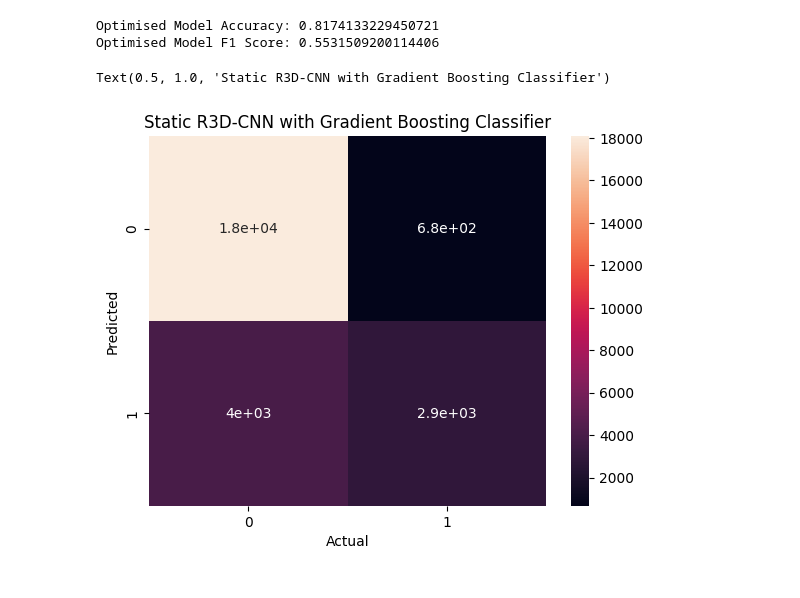
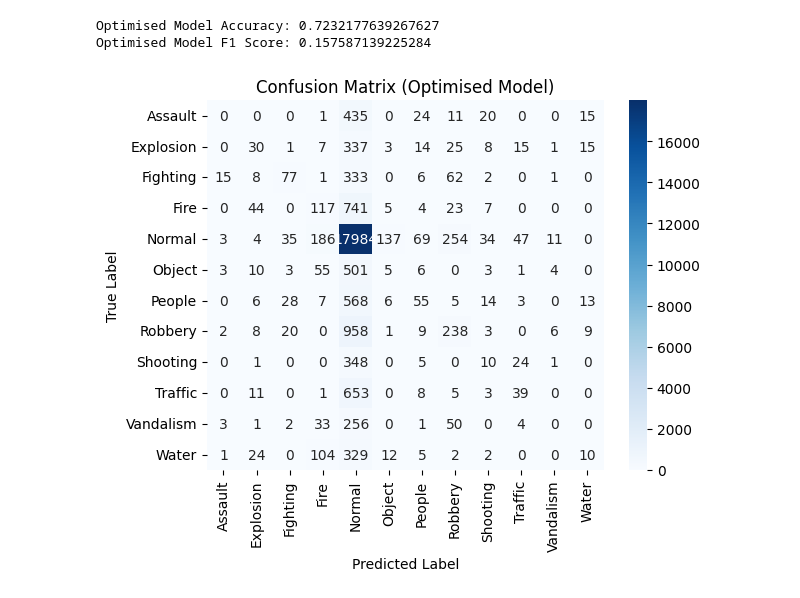
Before and after one commit to Eyedkeelan/Sentry-AI, a Jupyter notebook: Python/Models/MS_models/3DCNN-STATIC-GB_MS.ipynb, the cells around one changed output. Drawn from its saved outputs; the diff is of its cells as text; code cells hidden in the pictures.

```diff
--- a/Python/Models/MS_models/3DCNN-STATIC-GB_MS.ipynb
+++ b/Python/Models/MS_models/3DCNN-STATIC-GB_MS.ipynb
@@ -118,10 +185,23 @@ metrics.f1_score(model.predict(test_features),test_anon_bool)
+# %%
+# I am recalling the model here so that the training isn't just overfitting
+model = XGBClassifier(
+    verbosity=2,        # 0 = silent, 1 = warning, 2 = info
+    eval_metric='mlogloss'
+)
 # %%
 # Hyperparameter tuning
 param_grid = {
-    'n_estimators': [100, 300, 500, 1000],  # Number of trees
-    'learning_rate': [0.01, 0.05, 0.1, 0.2]  # Step size shrinkage
+    'n_estimators': [500],
+    'learning_rate': [0.01, 0.05 ,0.1],
+    'max_depth': [3, 6, 9],
 }
 # %%
-search = GridSearchCV(model, param_grid=param_grid, cv=2, scoring="f1", n_jobs=-1)
-search.fit(val_features, val_anon_type)
+search = GridSearchCV(
+    model,
+    param_grid=param_grid,
+    cv=2,
+    scoring='f1_weighted',
+    verbose=2
+)
+search.fit(X_val, val_anon_type)
 # %% [output]
@@ -153,4 +256,4 @@ display(cvgs_results)
 # %%
-model_optimised = GradientBoostingClassifier(**search.best_params_)
-model_optimised.fit(train_features, train_anon_type)
+model_optimised = XGBClassifier(**search.best_params_,early_stopping_rounds = 10,verbosity = 2)
+model_optimised.fit(X_train, train_anon_type, eval_set= [(X_test,test_anon_type)])
 # %% [output]
@@ -158,16 +288,15 @@ GradientBoostingClassifier(learning_rate=0.2, n_estimators=1000)
 # %%
 print("Optimised Model Accuracy:", model_optimised.score(test_features, test_anon_type))
-print("Optimised Model F1 Score:", metrics.f1_score(test_anon_type, model_optimised.predict(test_features)))
+print("Optimised Model F1 Score:", metrics.f1_score(test_anon_type, model_optimised.predict(test_features), average= 'macro'))
 # %% [output]
-Optimised Model Accuracy: 0.8174133229450721
-Optimised Model F1 Score: 0.5531509200114406
+Optimised Model Accuracy: 0.7232177639267627
+Optimised Model F1 Score: 0.157587139225284
 # %%
-optimised_cm = metrics.confusion_matrix(test_anon_type, model_optimised.predict(test_features))
+optimised_cm = metrics.confusion_matrix(test_anon_type, model_optimised.predict(X_test))
 sns.heatmap(optimised_cm, annot=True, fmt='d', xticklabels=class_names, yticklabels=class_names, cmap='Blues')
 plt.xlabel('Predicted Label')
 plt.ylabel('True Label')
 plt.title('Confusion Matrix (Optimised Model)')
 plt.show()
 # %% [output]
-Text(0.5, 1.0, 'Static R3D-CNN with Gradient Boosting Classifier')
-[figure, old version]
+[figure, new version]
```
Also changed, not shown: parts of 12 cells of this notebook, 13 other files.
